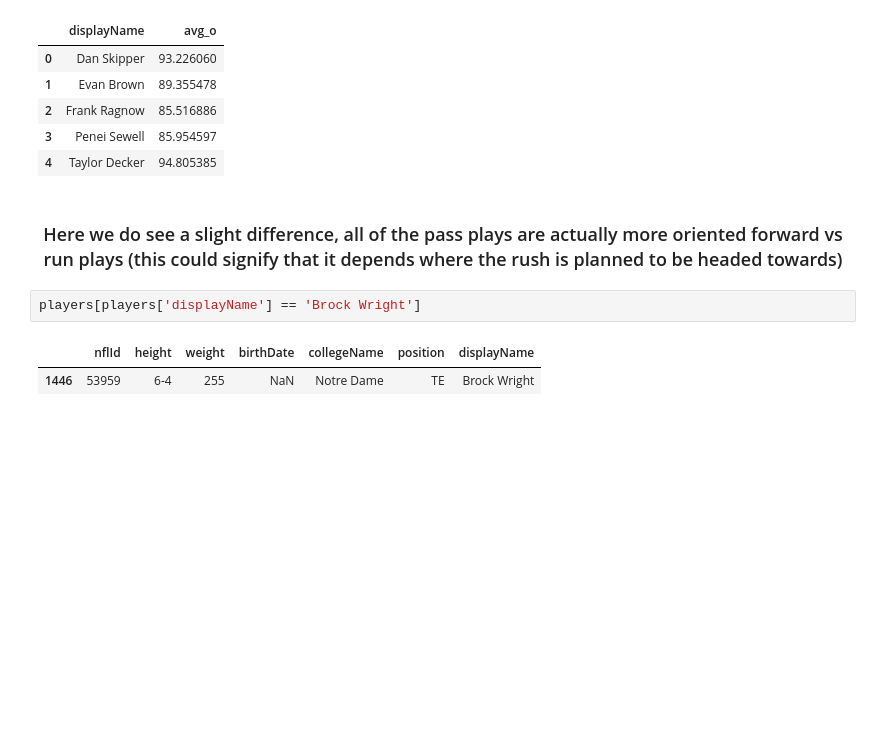
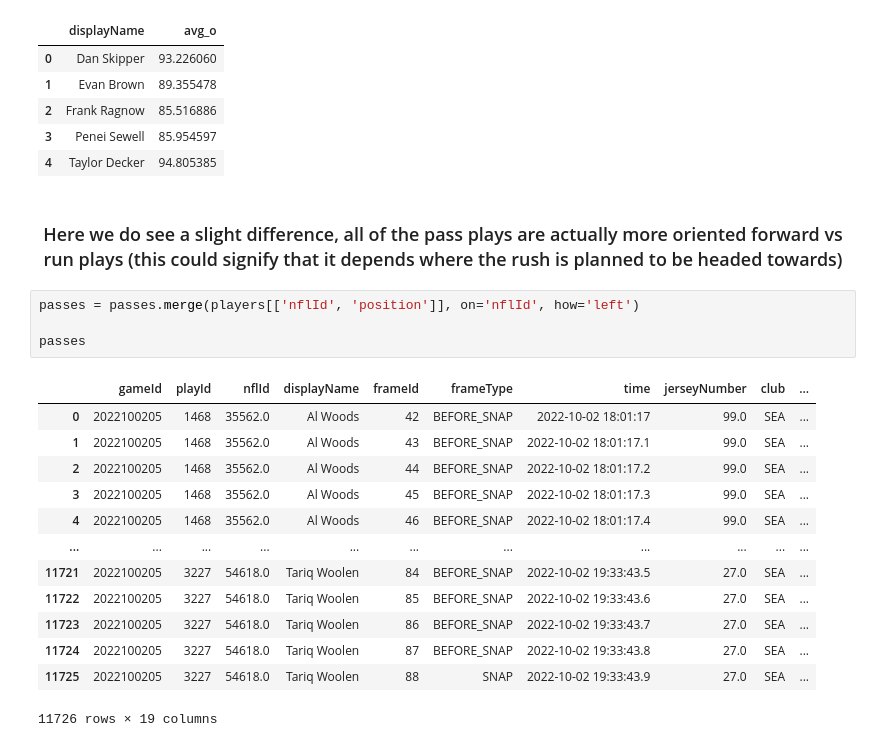
Before and after one commit to APoodle/NFL-Big-Data-Bowl-2025, a Jupyter notebook: Detroit OL Analysis.ipynb, the cells around one changed output. Saved outputs shown, nothing was run; the diff lists cells and outputs as text; blank space fills up the shorter version.

```diff
--- a/Detroit OL Analysis.ipynb
+++ b/Detroit OL Analysis.ipynb
@@ -665,8 +665,21 @@ o_avg_pass
 | 4 | Taylor Decker | 94.805385 |
 # %% [markdown]
 ### <center>Here we do see a slight difference, all of the pass plays are actually more oriented forward vs run plays (this could signify that it depends where the rush is planned to be headed towards)</center>
-# %%
-players[players['displayName'] == 'Brock Wright']
-# %% [output]
-|  | nflId | height | weight | birthDate | collegeName | position | displayName |
-| 1446 | 53959 | 6-4 | 255 | NaN | Notre Dame | TE | Brock Wright |
+# %%
+passes = passes.merge(players[['nflId', 'position']], on='nflId', how='left')
+
+passes
+# %% [output]
+|  | gameId | playId | nflId | displayName | frameId | frameType | time | jerseyNumber | club | ... |
+| 0 | 2022100205 | 1468 | 35562.0 | Al Woods | 42 | BEFORE_SNAP | 2022-10-02 18:01:17 | 99.0 | SEA | ... |
+| 1 | 2022100205 | 1468 | 35562.0 | Al Woods | 43 | BEFORE_SNAP | 2022-10-02 18:01:17.1 | 99.0 | SEA | ... |
+| 2 | 2022100205 | 1468 | 35562.0 | Al Woods | 44 | BEFORE_SNAP | 2022-10-02 18:01:17.2 | 99.0 | SEA | ... |
+| 3 | 2022100205 | 1468 | 35562.0 | Al Woods | 45 | BEFORE_SNAP | 2022-10-02 18:01:17.3 | 99.0 | SEA | ... |
+| 4 | 2022100205 | 1468 | 35562.0 | Al Woods | 46 | BEFORE_SNAP | 2022-10-02 18:01:17.4 | 99.0 | SEA | ... |
+| ... | ... | ... | ... | ... | ... | ... | ... | ... | ... | ... |
+| 11721 | 2022100205 | 3227 | 54618.0 | Tariq Woolen | 84 | BEFORE_SNAP | 2022-10-02 19:33:43.5 | 27.0 | SEA | ... |
+| 11722 | 2022100205 | 3227 | 54618.0 | Tariq Woolen | 85 | BEFORE_SNAP | 2022-10-02 19:33:43.6 | 27.0 | SEA | ... |
+| 11723 | 2022100205 | 3227 | 54618.0 | Tariq Woolen | 86 | BEFORE_SNAP | 2022-10-02 19:33:43.7 | 27.0 | SEA | ... |
+| 11724 | 2022100205 | 3227 | 54618.0 | Tariq Woolen | 87 | BEFORE_SNAP | 2022-10-02 19:33:43.8 | 27.0 | SEA | ... |
+| 11725 | 2022100205 | 3227 | 54618.0 | Tariq Woolen | 88 | SNAP | 2022-10-02 19:33:43.9 | 27.0 | SEA | ... |
+11726 rows × 19 columns
```
